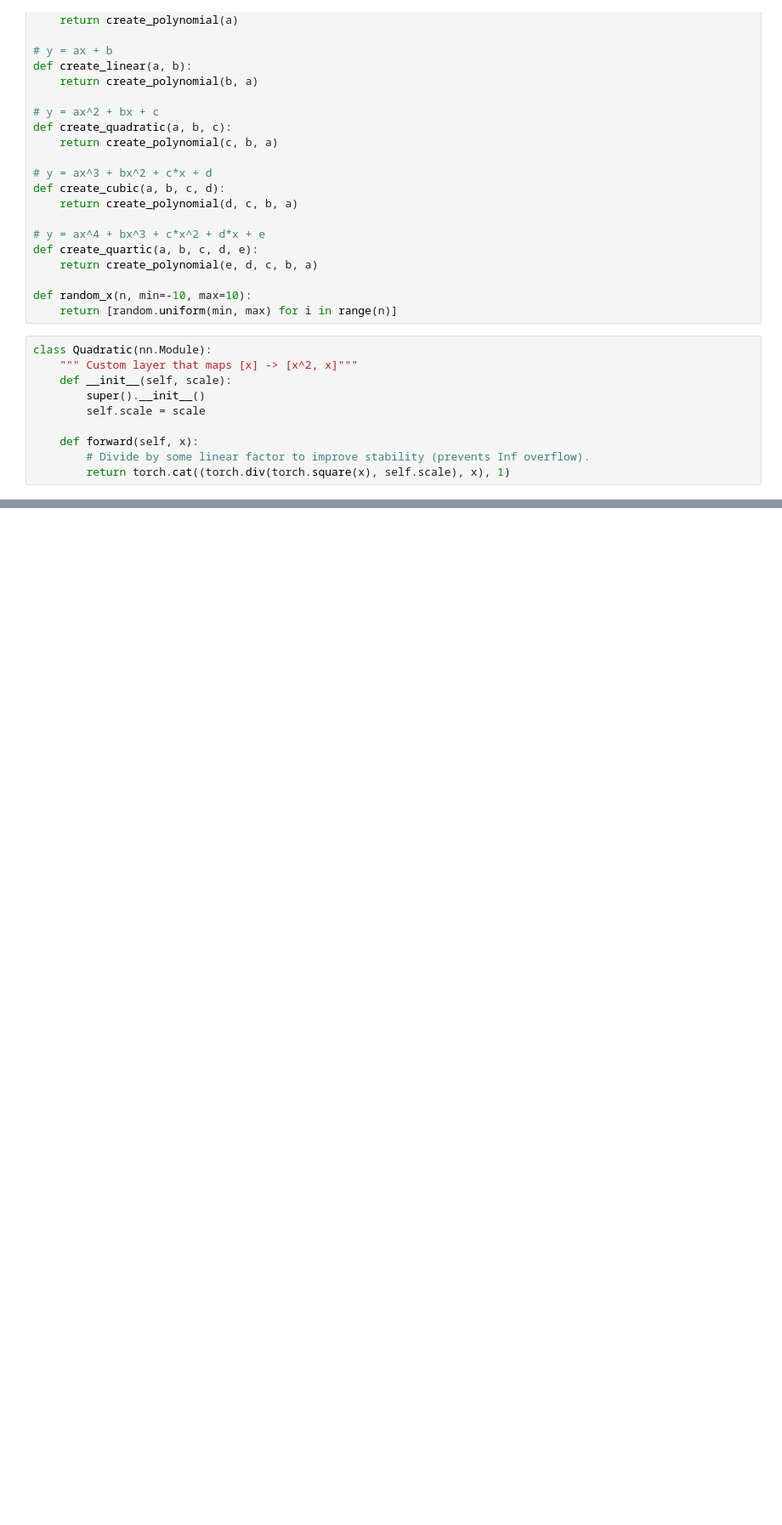
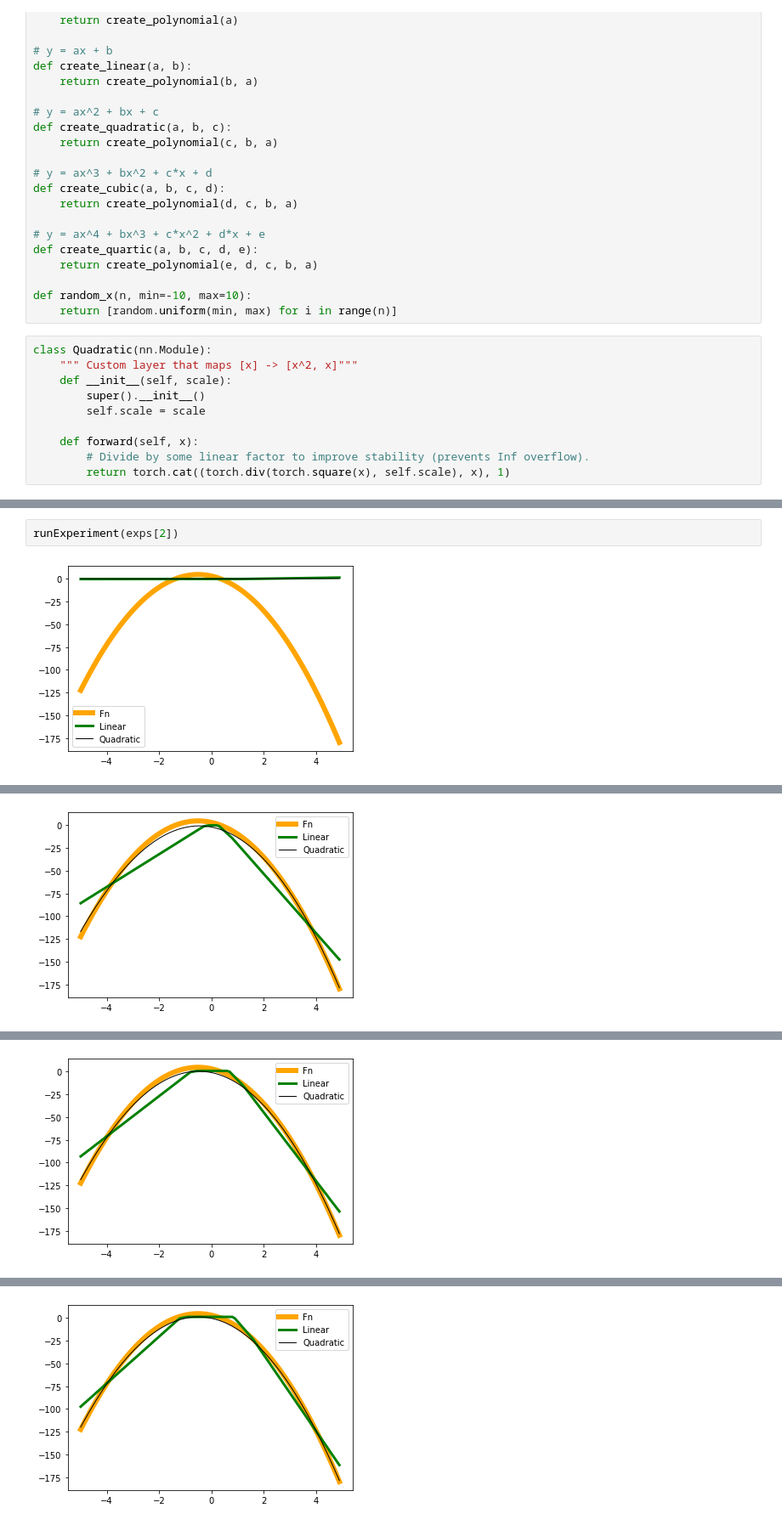
Before and after one commit to alanoursland/quadratic-networks, a Jupyter notebook: polynomials.ipynb, the cells around one changed output, grey strips where cells are left out. Shown at 85% size. Drawn from its saved outputs; the diff is of its cells as text; blank space fills up the shorter version.

```diff
--- a/polynomials.ipynb
+++ b/polynomials.ipynb
@@ -293,0 +337,4 @@ plt.legend()
+# %%
+runExperiment(exps[2])
+# %% [output]
+[figure, added]
@@ -293,0 +342 @@ plt.legend()
+[figure, added]
@@ -293,0 +344 @@ plt.legend()
+[figure, added]
@@ -293,0 +346 @@ plt.legend()
+[figure, added]
```
Also changed, not shown: parts of 12 cells of this notebook.
